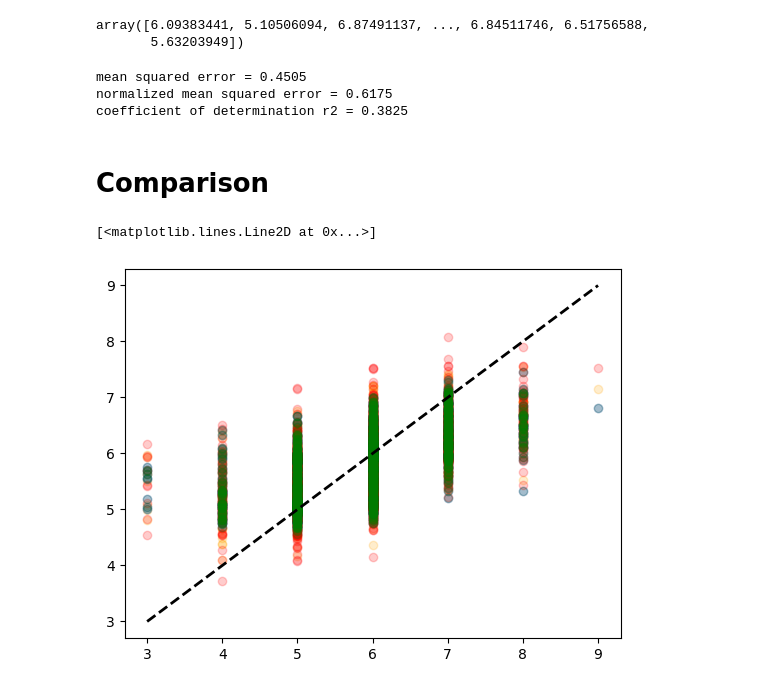
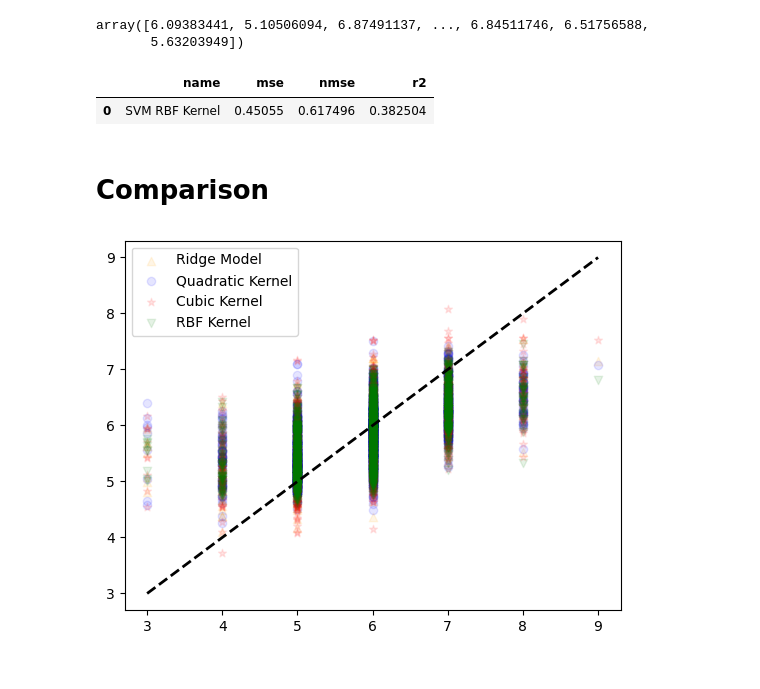
Before and after one commit to dbfranco07/AI221_ClassicalMachineLearning_MachineExercises, a Jupyter notebook: MachineExercise3_WineQuality_SVR.ipynb, the cells around one changed output. Cells and saved outputs as stored; diff of their text form; code cells hidden in the pictures.

```diff
--- a/MachineExercise3_WineQuality_SVR.ipynb
+++ b/MachineExercise3_WineQuality_SVR.ipynb
@@ -130,19 +135,18 @@ yq_pred_svm_rbf
 array([6.09383441, 5.10506094, 6.87491137, ..., 6.84511746, 6.51756588,
        5.63203949])
 # %%
-show_metrics(yq_test, yq_pred_svm_rbf)
+show_metrics(yq_test, yq_pred_svm_rbf, 'SVM RBF Kernel')
 # %% [output]
-mean squared error = 0.4505
-normalized mean squared error = 0.6175
-coefficient of determination r2 = 0.3825
+|  | name | mse | nmse | r2 |
+| 0 | SVM RBF Kernel | 0.45055 | 0.617496 | 0.382504 |
 # %% [markdown]
 # Comparison
 # %%
-plt.scatter(yq_test, yq_pred_ridge, color='orange', alpha=0.2)
-plt.scatter(yq_test, yq_pred_svm_quad, color='blue', alpha=0.2)
-plt.scatter(yq_test, yq_pred_svm_cubic, color='red', alpha=0.2)
-plt.scatter(yq_test, yq_pred_svm_rbf, color='green', alpha=0.2)
+plt.scatter(yq_test, yq_pred_ridge, marker='^', color='orange', alpha=0.1, label='Ridge Model')
+plt.scatter(yq_test, yq_pred_svm_quad, marker='o', color='blue', alpha=0.1, label='Quadratic Kernel')
+plt.scatter(yq_test, yq_pred_svm_cubic, marker='*', color='red', alpha=0.1, label='Cubic Kernel')
+plt.scatter(yq_test, yq_pred_svm_rbf, marker='v', color='green', alpha=0.1, label='RBF Kernel')
 plt.plot([yq_test.min(), yq_test.max()], [yq_test.min(), yq_test.max()], 'k--', lw=2)
+plt.legend();
 # %% [output]
-[<matplotlib.lines.Line2D at 0x...>]
-[figure, old version]
+[figure, new version]
```
Also changed, not shown: parts of 19 cells of this notebook.
